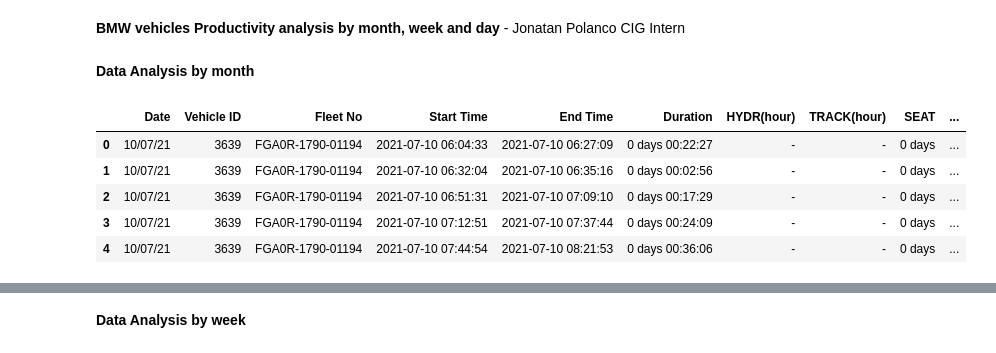
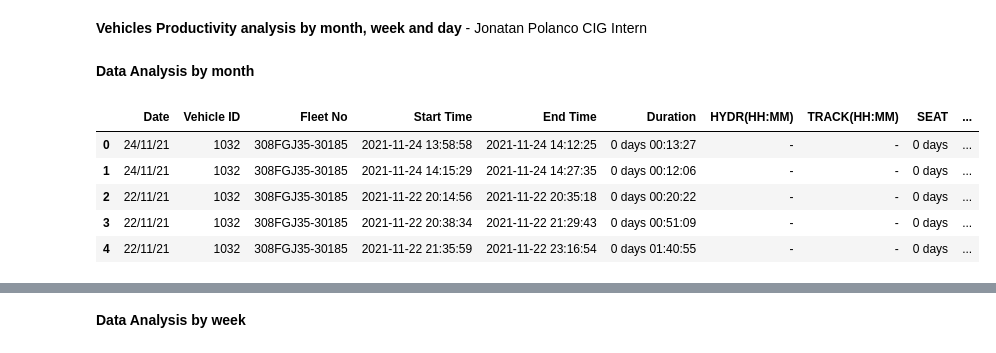
Before and after one commit to JonatanPolanco/CIG_Da1_Project, a Jupyter notebook: DA1.ipynb, the cells around one changed output, grey strips where cells are left out. Drawn from its saved outputs; the diff is of its cells as text; code cells hidden in the pictures.

```diff
--- a/DA1.ipynb
+++ b/DA1.ipynb
@@ -1,7 +1,7 @@
 # %% [markdown]
 <a href="https://colab.research.google.com/github/JonatanPolanco/CIG_Da1_Project/blob/main/DA1.ipynb" target="_parent"><img src="https://colab.research.google.com/assets/colab-badge.svg" alt="Open In Colab"/></a>
 # %% [markdown]
-**BMW vehicles Productivity analysis by month, week and day** - Jonatan Polanco CIG Intern
+**Vehicles Productivity analysis by month, week and day** - Jonatan Polanco CIG Intern
 # %%
 #importing libraries
 
@@ -23,38 +24,40 @@ from google.colab import drive
 # %%
 #Load data
 
 #zfile = 'detailed_report_by_driver.xlsx'
 #df = pd.read_excel(file ,skiprows=11)
 
 #Data pre-processing
 
 #df = df.drop(range(2))
 #df = df.drop(['Driver Name'], axis=1)
 #df = df.drop(['HYDR(hour)'], axis=1)
 #df = df.drop(['TRACK(hour)'], axis=1)
 #df = df.drop(['Shut Down'], axis=1)
 #df = df.reset_index().drop(['index'], axis=1)
 #df = df.dropna()
 
-file = 'edited_detailed_report_by_driver.xlsx'
+file = 'detailed_report_by_driver.xls.xlsx'
 df = pd.read_excel(file)
 
 #df=df.drop(['Unnamed: 2'], axis=1)
 df= df.drop(['Driver Name'], axis=1)
 df['Date'] = pd.to_datetime(df['Date'])
 df['Date'] = df['Date'].dt.strftime("%d/%m/%y")
-df['Duration'] = pd.to_timedelta(df['Duration'].astype(str))
-df = df.rename(columns={'SEAT(hour)': 'SEAT'})
+df['Duration'] = pd.to_timedelta(df.Duration.astype(str))
+df = df.rename(columns={'SEAT(HH:MM)': 'SEAT'})   # SEAT(HH:MM)
 df['SEAT'] = pd.to_timedelta(df['SEAT'].astype(str))
+#df = df.rename(columns={'SEAT(hour)': 'SEAT'})
+#df['SEAT'] = pd.to_timedelta(df['SEAT'].astype(str))
 
 df.head()
 # %% [output]
-|  | Date | Vehicle ID | Fleet No | Start Time | End Time | Duration | HYDR(hour) | TRACK(hour) | SEAT | ... |
-| 0 | 10/07/21 | 3639 | FGA0R-1790-01194 | 2021-07-10 06:04:33 | 2021-07-10 06:27:09 | 0 days 00:22:27 | - | - | 0 days | ... |
-| 1 | 10/07/21 | 3639 | FGA0R-1790-01194 | 2021-07-10 06:32:04 | 2021-07-10 06:35:16 | 0 days 00:02:56 | - | - | 0 days | ... |
-| 2 | 10/07/21 | 3639 | FGA0R-1790-01194 | 2021-07-10 06:51:31 | 2021-07-10 07:09:10 | 0 days 00:17:29 | - | - | 0 days | ... |
-| 3 | 10/07/21 | 3639 | FGA0R-1790-01194 | 2021-07-10 07:12:51 | 2021-07-10 07:37:44 | 0 days 00:24:09 | - | - | 0 days | ... |
-| 4 | 10/07/21 | 3639 | FGA0R-1790-01194 | 2021-07-10 07:44:54 | 2021-07-10 08:21:53 | 0 days 00:36:06 | - | - | 0 days | ... |
+|  | Date | Vehicle ID | Fleet No | Start Time | End Time | Duration | HYDR(HH:MM) | TRACK(HH:MM) | SEAT | ... |
+| 0 | 24/11/21 | 1032 | 308FGJ35-30185 | 2021-11-24 13:58:58 | 2021-11-24 14:12:25 | 0 days 00:13:27 | - | - | 0 days | ... |
+| 1 | 24/11/21 | 1032 | 308FGJ35-30185 | 2021-11-24 14:15:29 | 2021-11-24 14:27:35 | 0 days 00:12:06 | - | - | 0 days | ... |
+| 2 | 22/11/21 | 1032 | 308FGJ35-30185 | 2021-11-22 20:14:56 | 2021-11-22 20:35:18 | 0 days 00:20:22 | - | - | 0 days | ... |
+| 3 | 22/11/21 | 1032 | 308FGJ35-30185 | 2021-11-22 20:38:34 | 2021-11-22 21:29:43 | 0 days 00:51:09 | - | - | 0 days | ... |
+| 4 | 22/11/21 | 1032 | 308FGJ35-30185 | 2021-11-22 21:35:59 | 2021-11-22 23:16:54 | 0 days 01:40:55 | - | - | 0 days | ... |
 # %%
 # Download pre-Processing Dataframe as excel (xlsx) file
 
```
Also changed, not shown: parts of 8 cells of this notebook.
